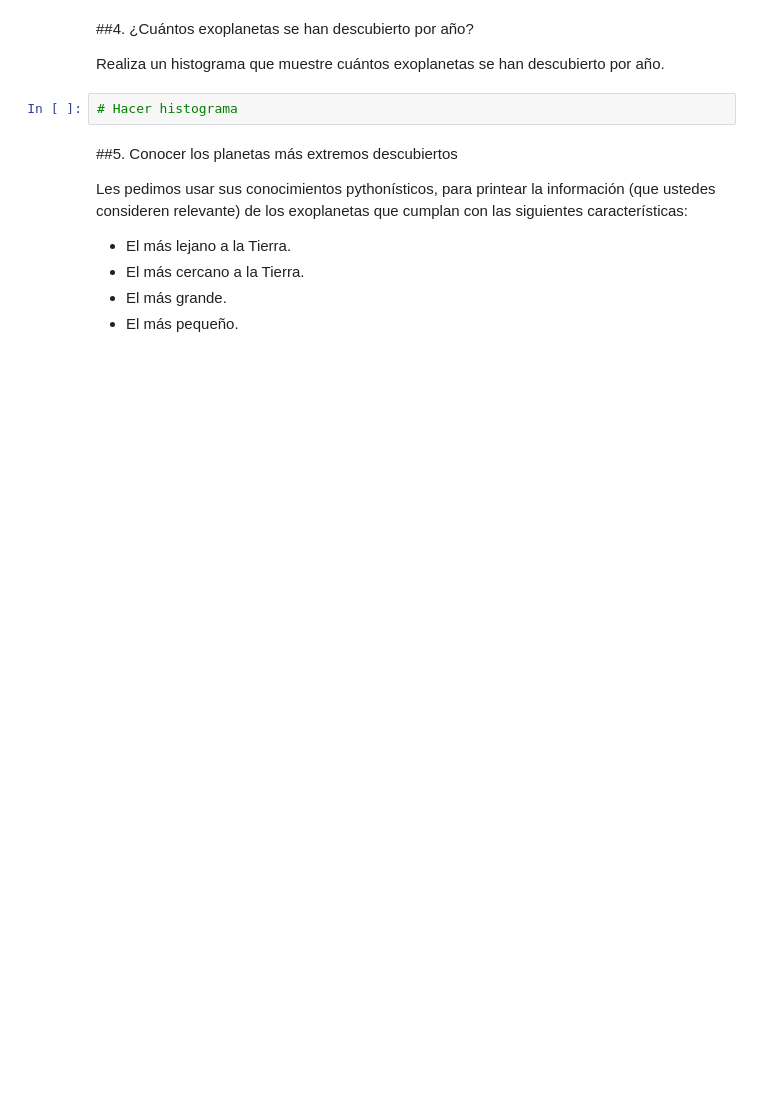
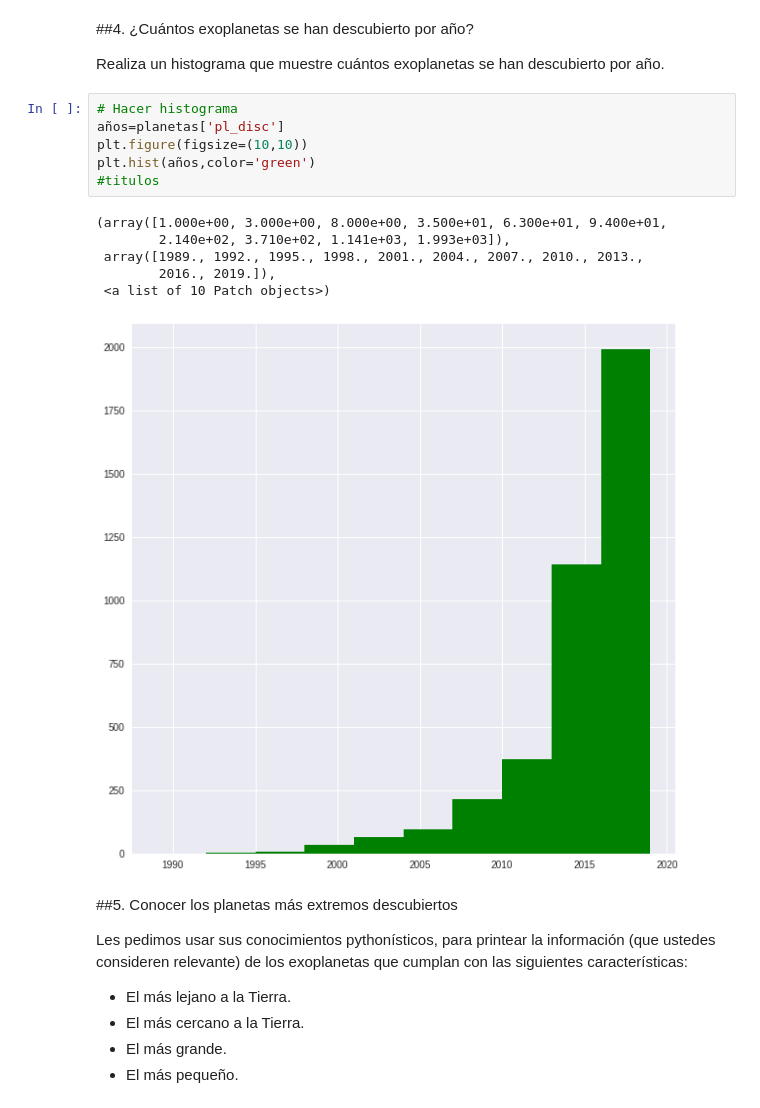
Before and after one commit to SantiagoRios21/minitarea3, a Jupyter notebook: minitarea3.ipynb, the cells around one changed output. Drawn from its saved outputs; the diff is of its cells as text; blank space fills up the shorter version.

```diff
--- a/minitarea3.ipynb
+++ b/minitarea3.ipynb
@@ -210,8 +215,19 @@ Downloading https://raw.githubusercontent.com/piacortes/astroclases/master/plane
 ##4. ¿Cuántos exoplanetas se han descubierto por año?
 
 Realiza un histograma que muestre cuántos exoplanetas se han descubierto por año.
-# %%
-# Hacer histograma
+# %%
+# Hacer histograma
+años=planetas['pl_disc']
+plt.figure(figsize=(10,10))
+plt.hist(años,color='green')
+#titulos
+# %% [output]
+(array([1.000e+00, 3.000e+00, 8.000e+00, 3.500e+01, 6.300e+01, 9.400e+01,
+        2.140e+02, 3.710e+02, 1.141e+03, 1.993e+03]),
+ array([1989., 1992., 1995., 1998., 2001., 2004., 2007., 2010., 2013.,
+        2016., 2019.]),
+ <a list of 10 Patch objects>)
+[figure, added]
 # %% [markdown]
 ##5. Conocer los planetas más extremos descubiertos
 
```
Also changed, not shown: parts of 2 cells of this notebook.
